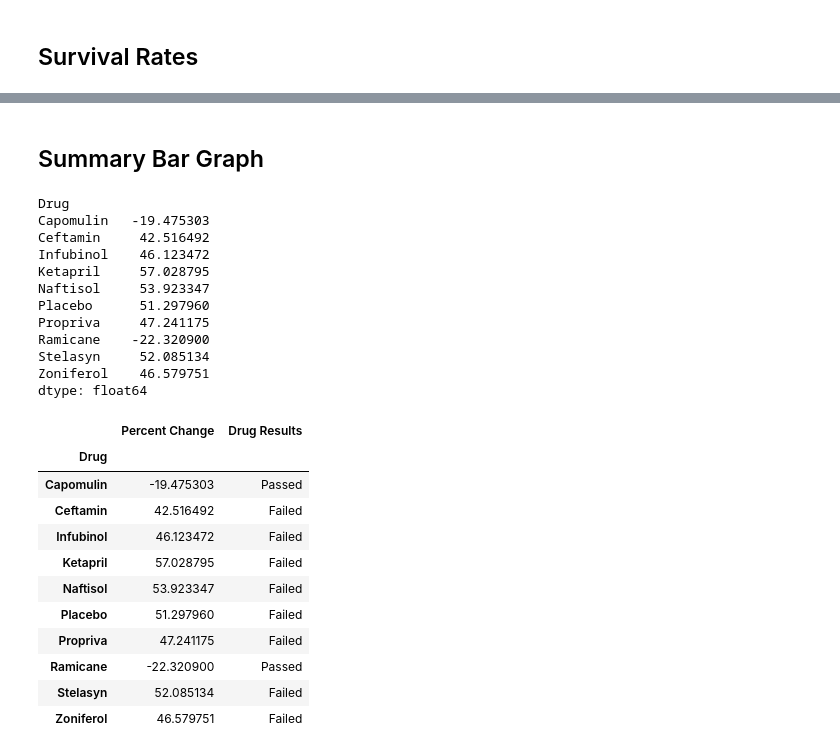
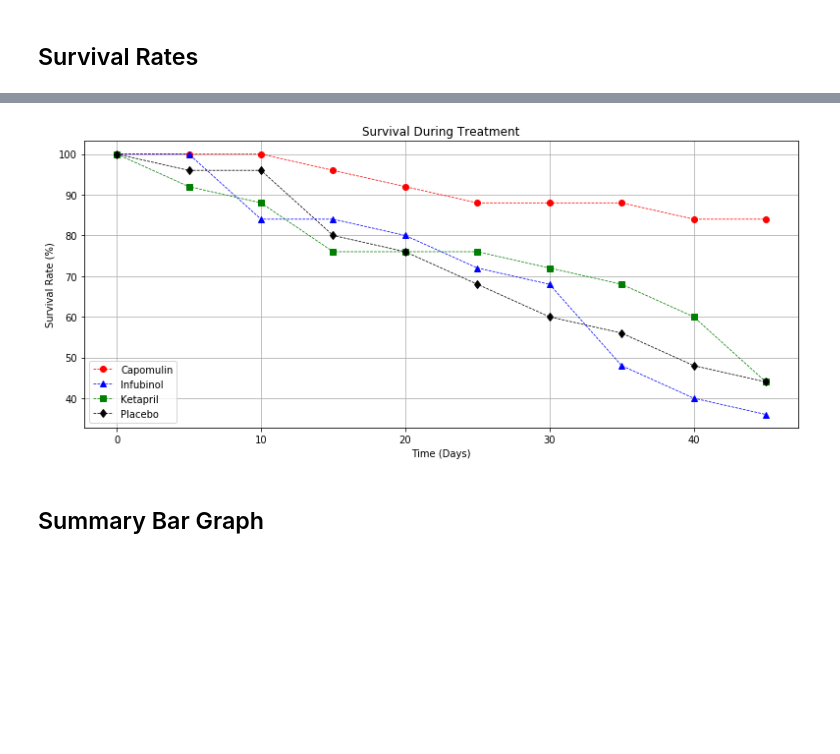
Before and after one commit to hpolowczyk/the_fault_in_our_matplotlib, a Jupyter notebook: Pymaceuticals.ipynb, the cells around one changed output, grey strips where cells are left out. Drawn from its saved outputs; the diff is of its cells as text; code cells hidden in the pictures; blank space fills up the shorter version.

```diff
--- a/Pymaceuticals.ipynb
+++ b/Pymaceuticals.ipynb
@@ -202,0 +208,10 @@ plt.show()
+# %%
+# Create the GroupBy object based on Drug and Timepoint and take the average of all columns
+mouse_count = trial_data.groupby(["Drug","Timepoint"]).count()
+# Reset the index
+mouse_count.reset_index(inplace = True)
+# Remove the Metastatic Sites and Tumour Volume columns
+mouse_count = mouse_count.drop(columns = ["Tumor Volume (mm3)","Metastatic Sites"])
+
+# Display the first 5 rows in the dataframe
+mouse_count.head()
@@ -203,36 +238,33 @@ plt.show()
+# %%
+# Set-up the plot and the figure size
+fig,ax = plt.subplots(figsize=(11,5))
+
+# Set-up a for-loop with each drug and its specific color and marker
+for drug,c,m in zip(drug_list,color_list,marker_list):
+    # Get the survival rate for each drug by taking the number of mice at each time point and dividing it by the initial count
+    rate = survival[drug]/survival[drug][0] * 100
+    # Put the rates into a list
+    surv_percent = rate.tolist()
+    # Create the line plot using time as the x-axis and survival percentage as the y-axis
+    ax.plot(time, surv_percent, color=c, marker=m,ls="--",lw=.75, label=drug)
+    # Establish the legend and its location on the plot
+    ax.legend(loc="lower left", fancybox=True)
+
+# Title the plot
+ax.set_title("Survival During Treatment")
+# Label both of the axis accordingly
+ax.set_xlabel("Time (Days)")
+ax.set_ylabel("Survival Rate (%)")
+# Add gridlines
+ax.grid()
+
+# Use tight_layout to automatically adjust params
+plt.tight_layout()
+# Save the figure as .png
+plt.savefig('survival_rate.png')
+# Display the figure
+plt.show()
+# %% [output]
+[figure, added]
 # %% [markdown]
 ## Summary Bar Graph
-# %%
-perc_change = (drug_tumor_res.loc[45] / drug_tumor_res.loc[0] - 1) * 100
-perc_change
-# %% [output]
-Drug
-Capomulin   -19.475303
-Ceftamin     42.516492
-Infubinol    46.123472
-Ketapril     57.028795
-Naftisol     53.923347
-Placebo      51.297960
-Propriva     47.241175
-Ramicane    -22.320900
-Stelasyn     52.085134
-Zoniferol    46.579751
-dtype: float64
-# %%
-tumor_size_change = pd.DataFrame(perc_change)
-tumor_size_change = tumor_size_change.rename(columns = {0:"Percent Change"})
-tumor_size_change["Drug Results"] = np.where(tumor_size_change["Percent Change"] <= 0, "Passed", "Failed")
-tumor_size_change
-# %% [output]
-|  | Percent Change | Drug Results |
-| Drug |  |  |
-| Capomulin | -19.475303 | Passed |
-| Ceftamin | 42.516492 | Failed |
-| Infubinol | 46.123472 | Failed |
-| Ketapril | 57.028795 | Failed |
-| Naftisol | 53.923347 | Failed |
-| Placebo | 51.297960 | Failed |
-| Propriva | 47.241175 | Failed |
-| Ramicane | -22.320900 | Passed |
-| Stelasyn | 52.085134 | Failed |
-| Zoniferol | 46.579751 | Failed |
```
Also changed, not shown: parts of 22 cells of this notebook, 4 other files.
